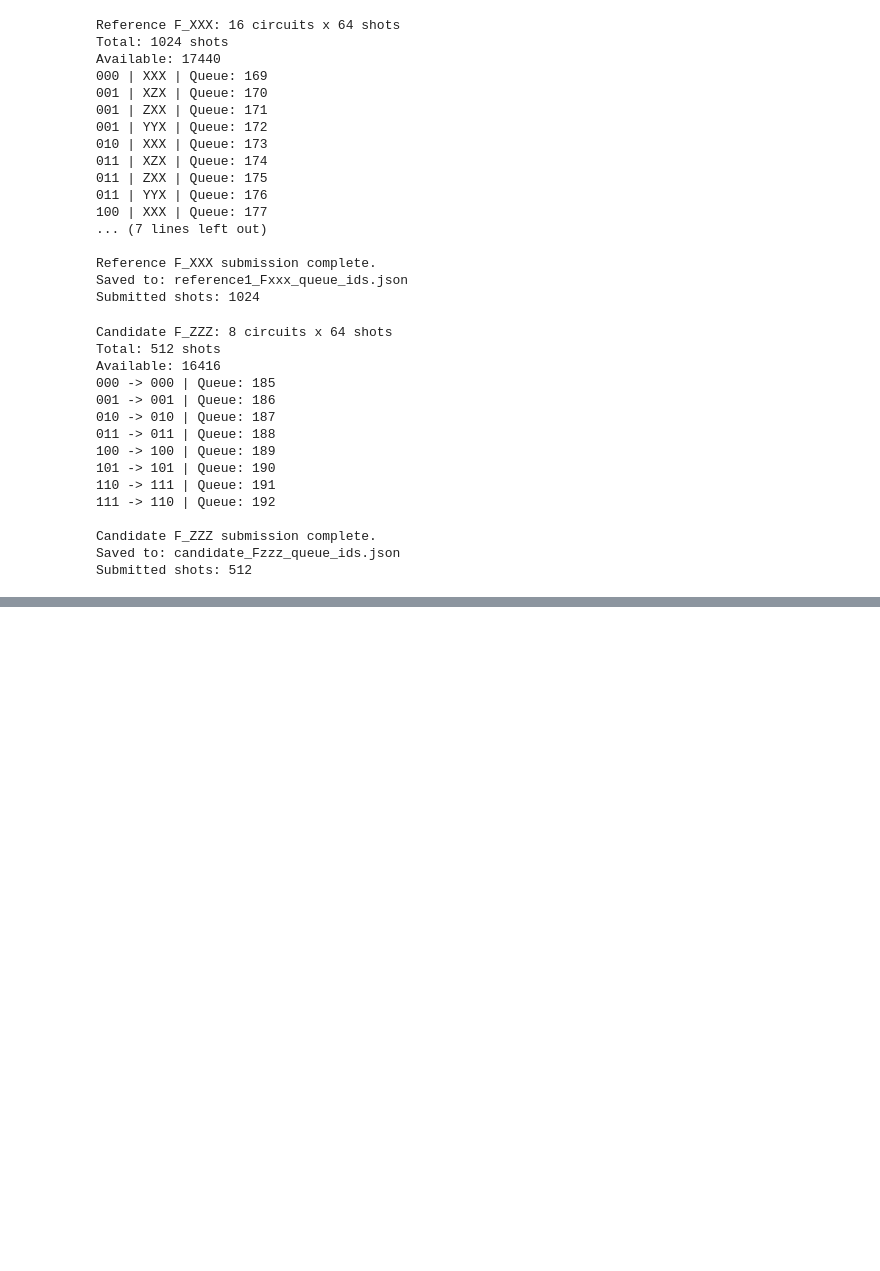
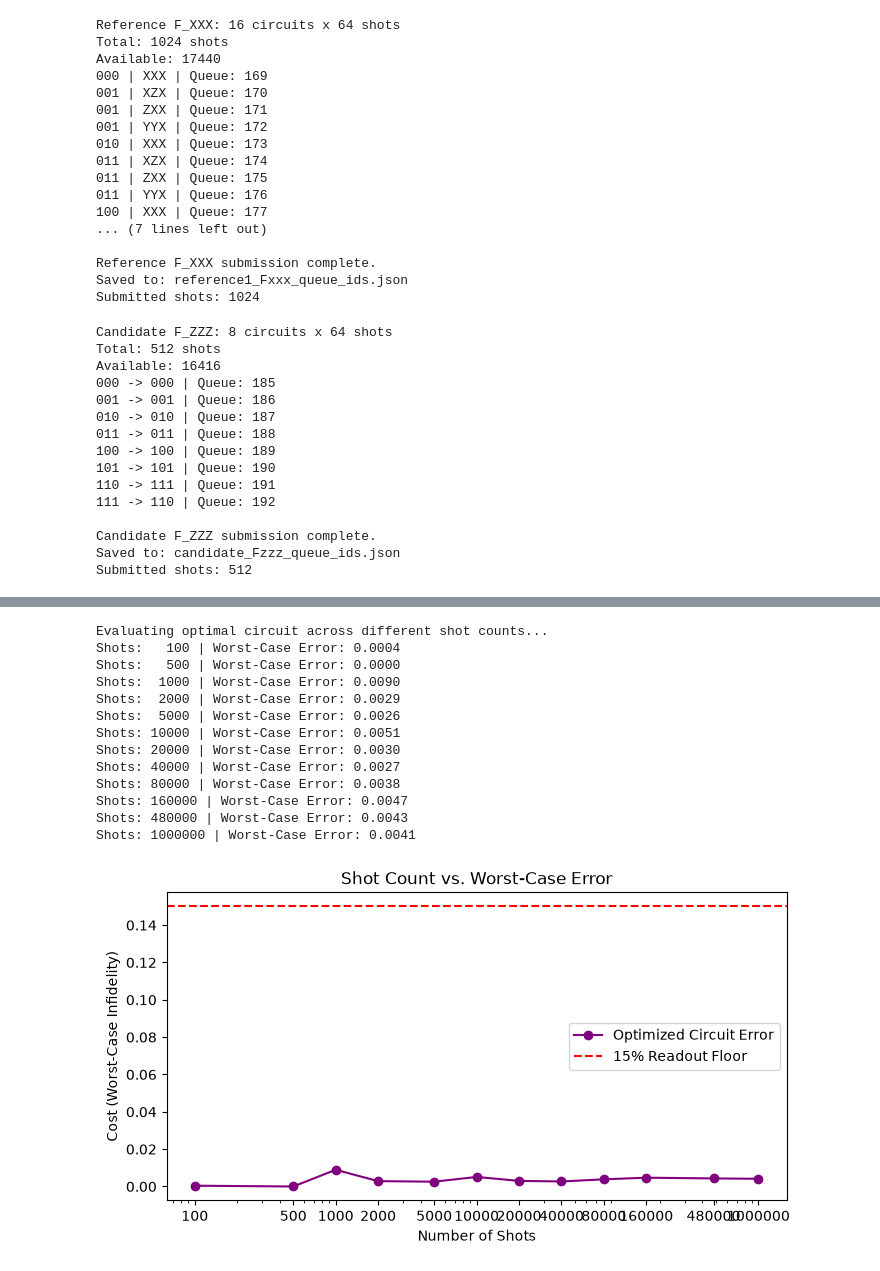
Before and after one commit to rahinarrianislam/DQCIntroChallenge, a Jupyter notebook: notebooks/Toffoli_Hardware_Hackathon_Challenge.ipynb, the cells around one changed output, grey strips where cells are left out. Saved outputs shown, nothing was run; the diff lists cells and outputs as text; code cells hidden in the pictures; blank space fills up the shorter version.

Commit message:
Merged teammate updates and appended new VQA optimization cells

```diff
--- a/notebooks/Toffoli_Hardware_Hackathon_Challenge.ipynb
+++ b/notebooks/Toffoli_Hardware_Hackathon_Challenge.ipynb
@@ -1968,0 +2132,19 @@ Submitted shots: 512
+# %%
+from qiskit import QuantumCircuit
+from toffoli_challenge import baseline_native_toffoli
+from toffoli_challenge.known_noise import known_noise_truth_table
+
+base = baseline_native_toffoli()
+comp = QuantumCircuit(3)
+for inst in base.data:
+    gate = inst.operation
+    qubits = [base.find_bit(q).index for q in inst.qubits]
+    if gate.name == 'rxx':
+        comp.rxx(float(gate.params[0]) - 0.2, *qubits)
+    else:
+        comp.append(gate, qubits)
+
+report = known_noise_truth_table(comp, shots=1024, seed=7)
+print(f'{report.mean_success_probability:.4f}')
+for input_bits, entry in report.per_input.items():
+    print(input_bits, '->', entry.ideal_output, f'{entry.success_probability:.4f}')
@@ -1968,0 +2349,41 @@ Submitted shots: 512
+# %%
+# 6. Shot Scaling Analysis (Run in a separate cell!)
+import matplotlib.pyplot as plt
+
+shot_counts = [100, 500, 1000, 2000, 5000, 10000, 20000, 40000, 80000, 160000, 480000, 1000000]
+shot_costs = []
+
+print("Evaluating optimal circuit across different shot counts...")
+
+for shots in shot_counts:
+    # Pass the optimal angles and the new shot count directly into your function
+    cost = robust_unfolded_cost_function(optimal_angles)
+    shot_costs.append(cost)
+    print(f"Shots: {shots:5d} | Worst-Case Error: {cost:.4f}")
+
+# Generate the NEW plot
+plt.figure(figsize=(8, 4))
+plt.plot(shot_counts, shot_costs, marker='o', linestyle='-', color='purple', label='Optimized Circuit Error')
+plt.axhline(y=0.15, color='r', linestyle='--', label="15% Readout Floor")
+plt.title("Shot Count vs. Worst-Case Error")
+plt.xlabel("Number of Shots")
+plt.ylabel("Cost (Worst-Case Infidelity)")
+plt.xscale('log')
+plt.xticks(shot_counts, labels=[str(s) for s in shot_counts])
+plt.legend()
+plt.show()
+# %% [output]
+Evaluating optimal circuit across different shot counts...
+Shots:   100 | Worst-Case Error: 0.0004
+Shots:   500 | Worst-Case Error: 0.0000
+Shots:  1000 | Worst-Case Error: 0.0090
+Shots:  2000 | Worst-Case Error: 0.0029
+Shots:  5000 | Worst-Case Error: 0.0026
+Shots: 10000 | Worst-Case Error: 0.0051
+Shots: 20000 | Worst-Case Error: 0.0030
+Shots: 40000 | Worst-Case Error: 0.0027
+Shots: 80000 | Worst-Case Error: 0.0038
+Shots: 160000 | Worst-Case Error: 0.0047
+Shots: 480000 | Worst-Case Error: 0.0043
+Shots: 1000000 | Worst-Case Error: 0.0041
+[figure, added]
```
Also changed, not shown: parts of 17 cells of this notebook.
